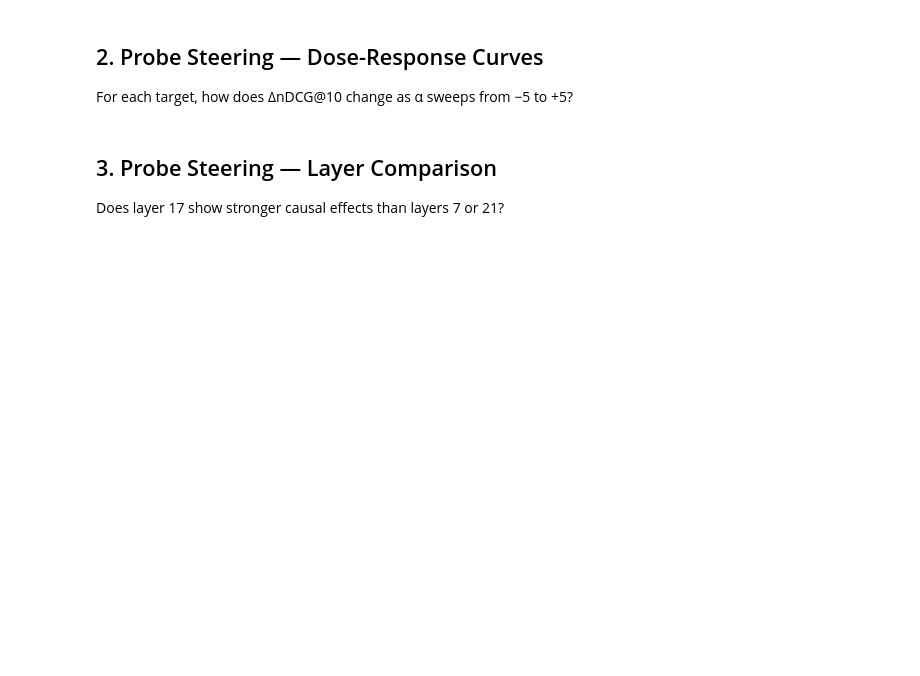
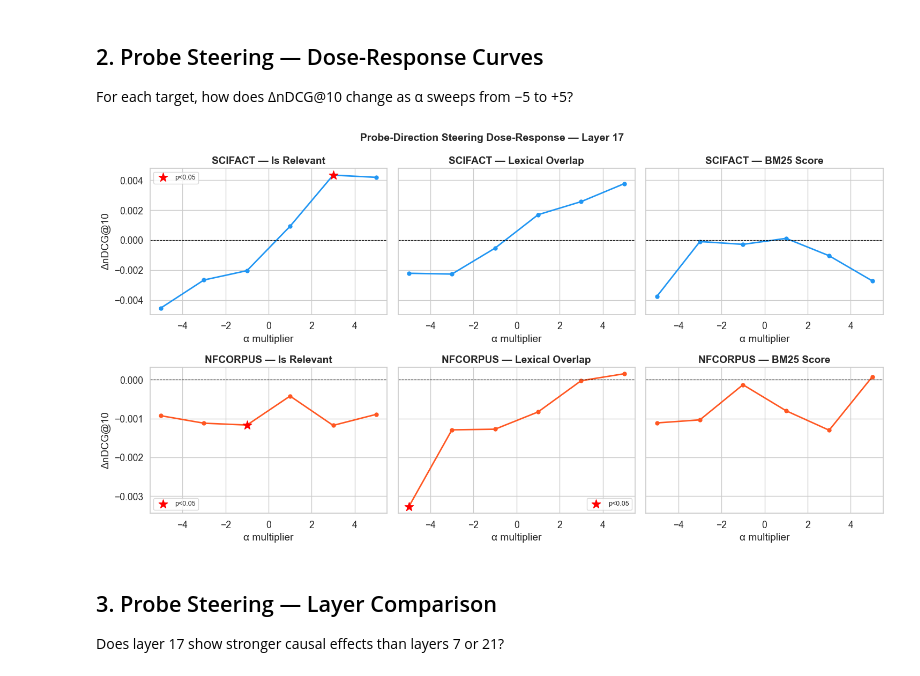
Before and after one commit to vraj2131/LLM-Mechanistic-Interpretable, a Jupyter notebook: notebooks/08_interventions.ipynb, the cells around one changed output. Drawn from its saved outputs; the diff is of its cells as text; code cells hidden in the pictures; blank space fills up the shorter version.

```diff
--- a/notebooks/08_interventions.ipynb
+++ b/notebooks/08_interventions.ipynb
@@ -73,0 +67,6 @@ print("  Amplifying a negative-r feature pushes toward lower target values.")
+# %%
+for ds in DATASETS:
+    if ds not in int_data: continue
+    probe_df = int_data[ds]['probe']
+    print(f"\n{ds.upper()} — Probe conditions: {len(probe_df)}")
+    print(probe_df[["target","layer","alpha_multiplier","delta_ndcg","p_value","significant"]].head(6).to_string(index=False))
@@ -73,0 +91,9 @@ print("  Amplifying a negative-r feature pushes toward lower target values.")
+# %%
+for ds in DATASETS:
+    if ds not in int_data: continue
+    sae_df = int_data[ds]['sae']
+    print(f"\n{ds.upper()} — SAE conditions: {len(sae_df)}")
+    feature_plan = sae_df[["feature_idx","ir_target","r_value"]].drop_duplicates("feature_idx").sort_values("feature_idx")
+    print("Feature plan:")
+    print(feature_plan.to_string(index=False))
+    print("Note: r_value < 0 → feature fires for LOW-target-value docs")
@@ -76,35 +118,36 @@ print("  Amplifying a negative-r feature pushes toward lower target values.")
 
 For each target, how does ΔnDCG@10 change as α sweeps from −5 to +5?
 # %%
-# Focus on layer 17 (confirmed peak)
-layer17 = probe_df[probe_df["layer"] == 17].copy()
+# Dose-response curves — both datasets, all targets
+targets_plot = ['is_relevant', 'lexical_overlap', 'bm25_score']
+fig, axes = plt.subplots(2, len(targets_plot), figsize=(5*len(targets_plot), 8), sharey='row')
 
-targets = layer17["target"].unique()
-fig, axes = plt.subplots(1, len(targets), figsize=(5 * len(targets), 4), sharey=True)
-if len(targets) == 1:
-    axes = [axes]
+for row_i, ds in enumerate(DATASETS):
+    if ds not in int_data:
+        continue
+    probe_df = int_data[ds]['probe']
+    for col_i, target in enumerate(targets_plot):
+        ax = axes[row_i][col_i]
+        sub = probe_df[probe_df["target"]==target].sort_values("alpha_multiplier")
+        ax.plot(sub["alpha_multiplier"], sub["delta_ndcg"], marker="o",
+                color=COLORS[ds], linewidth=2, markersize=5)
+        sig = sub[sub["significant"]]
+        if len(sig):
+            ax.scatter(sig["alpha_multiplier"], sig["delta_ndcg"],
+                       s=150, marker="*", color="red", zorder=5, label="p<0.05")
+            ax.legend(fontsize=9)
+        ax.axhline(0, color="black", linewidth=0.8, linestyle="--")
+        ax.set_title(f"{ds.upper()} — {TARGET_LABELS.get(target, target)}", fontweight="bold")
+        ax.set_xlabel("α multiplier")
+        if col_i == 0:
+            ax.set_ylabel(f"ΔnDCG@10")
 
-colors = sns.color_palette("tab10", len(targets))
-
-for ax, target, color in zip(axes, targets, colors):
-    sub = layer17[layer17["target"] == target].sort_values("alpha_multiplier")
-    ax.plot(sub["alpha_multiplier"], sub["delta_ndcg"], marker="o", color=color, label=target)
-
-    # Highlight significant points
-    sig = sub[sub["significant"]]
-    ax.scatter(sig["alpha_multiplier"], sig["delta_ndcg"], s=120, marker="*",
-               color="red", zorder=5, label="p<0.05")
-
-    ax.axhline(0, color="black", linewidth=0.8, linestyle="--")
-    ax.set_title(target.replace("_", " ").title())
-    ax.set_xlabel("α multiplier")
-    ax.legend(fontsize=9)
-
-axes[0].set_ylabel("ΔnDCG@10")
-fig.suptitle(f"Probe-Direction Steering — Layer 17 ({DATASET})", fontweight="bold")
+fig.suptitle("Probe-Direction Steering Dose-Response — Layer 17", fontweight="bold", fontsize=14)
 plt.tight_layout()
-plt.savefig(FIGURES_DIR / "intervention_probe_dose_response.png", dpi=150, bbox_inches="tight")
+plt.savefig(FIGURES_DIR / "fig_int_probe_dose_response_both.png", dpi=150, bbox_inches="tight")
 plt.show()
+# %% [output]
+[figure, added]
 # %% [markdown]
 ## 3. Probe Steering — Layer Comparison
 
```
Also changed, not shown: parts of 18 cells of this notebook, 17 other files.
